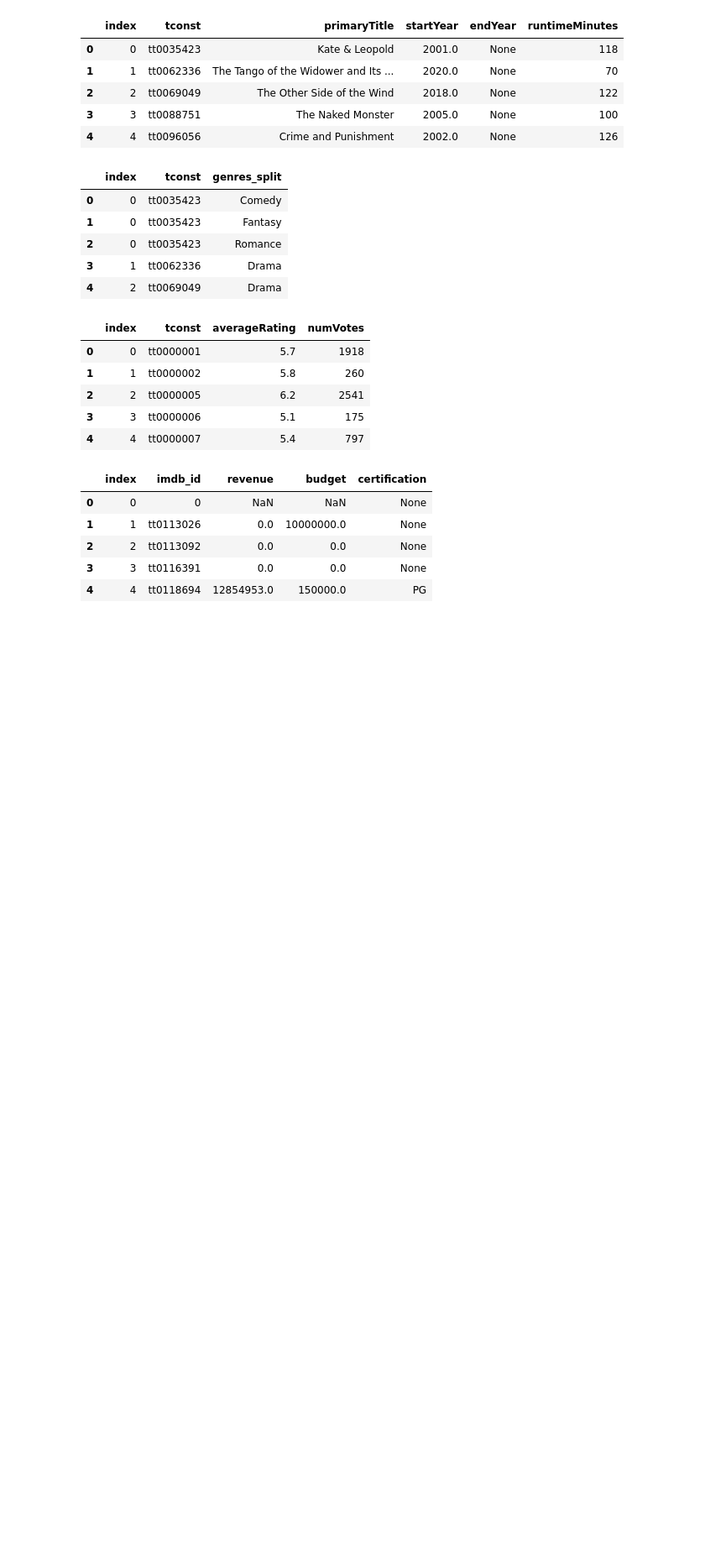
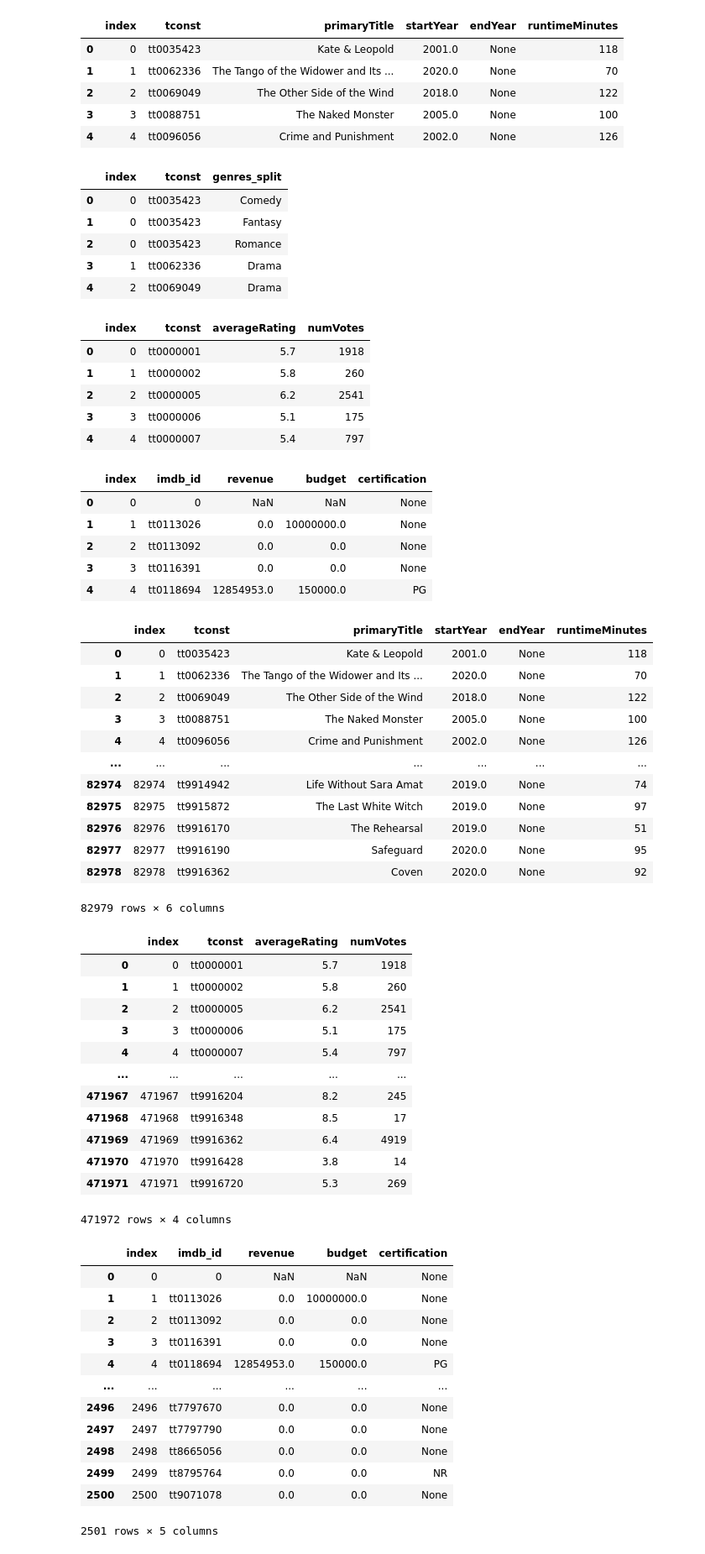
Before and after one commit to SarahJane86/Project-3-IMDB, a Jupyter notebook: Project 3 Part 3.ipynb, the cells around one changed output. Shown at 84% size. Saved outputs shown, nothing was run; the diff lists cells and outputs as text; code cells hidden in the pictures; blank space fills up the shorter version.

```diff
--- a/Project 3 Part 3.ipynb
+++ b/Project 3 Part 3.ipynb
@@ -302,3 +300,48 @@ pd.read_sql(q, engine)
 | 2 | 2 | tt0113092 | 0.0 | 0.0 | None |
 | 3 | 3 | tt0116391 | 0.0 | 0.0 | None |
 | 4 | 4 | tt0118694 | 12854953.0 | 150000.0 | PG |
+# %%
+# Query the tables
+display(pd.read_sql("SELECT * FROM title_basics;", engine),
+        pd.read_sql("SELECT * FROM title_ratings;", engine),
+        pd.read_sql("SELECT * FROM tmdb_data;", engine))
+# %% [output]
+|  | index | tconst | primaryTitle | startYear | endYear | runtimeMinutes |
+| 0 | 0 | tt0035423 | Kate & Leopold | 2001.0 | None | 118 |
+| 1 | 1 | tt0062336 | The Tango of the Widower and Its ... | 2020.0 | None | 70 |
+| 2 | 2 | tt0069049 | The Other Side of the Wind | 2018.0 | None | 122 |
+| 3 | 3 | tt0088751 | The Naked Monster | 2005.0 | None | 100 |
+| 4 | 4 | tt0096056 | Crime and Punishment | 2002.0 | None | 126 |
+| ... | ... | ... | ... | ... | ... | ... |
+| 82974 | 82974 | tt9914942 | Life Without Sara Amat | 2019.0 | None | 74 |
+| 82975 | 82975 | tt9915872 | The Last White Witch | 2019.0 | None | 97 |
+| 82976 | 82976 | tt9916170 | The Rehearsal | 2019.0 | None | 51 |
+| 82977 | 82977 | tt9916190 | Safeguard | 2020.0 | None | 95 |
+| 82978 | 82978 | tt9916362 | Coven | 2020.0 | None | 92 |
+82979 rows × 6 columns
+|  | index | tconst | averageRating | numVotes |
+| 0 | 0 | tt0000001 | 5.7 | 1918 |
+| 1 | 1 | tt0000002 | 5.8 | 260 |
+| 2 | 2 | tt0000005 | 6.2 | 2541 |
+| 3 | 3 | tt0000006 | 5.1 | 175 |
+| 4 | 4 | tt0000007 | 5.4 | 797 |
+| ... | ... | ... | ... | ... |
+| 471967 | 471967 | tt9916204 | 8.2 | 245 |
+| 471968 | 471968 | tt9916348 | 8.5 | 17 |
+| 471969 | 471969 | tt9916362 | 6.4 | 4919 |
+| 471970 | 471970 | tt9916428 | 3.8 | 14 |
+| 471971 | 471971 | tt9916720 | 5.3 | 269 |
+471972 rows × 4 columns
+|  | index | imdb_id | revenue | budget | certification |
+| 0 | 0 | 0 | NaN | NaN | None |
+| 1 | 1 | tt0113026 | 0.0 | 10000000.0 | None |
+| 2 | 2 | tt0113092 | 0.0 | 0.0 | None |
+| 3 | 3 | tt0116391 | 0.0 | 0.0 | None |
+| 4 | 4 | tt0118694 | 12854953.0 | 150000.0 | PG |
+| ... | ... | ... | ... | ... | ... |
+| 2496 | 2496 | tt7797670 | 0.0 | 0.0 | None |
+| 2497 | 2497 | tt7797790 | 0.0 | 0.0 | None |
+| 2498 | 2498 | tt8665056 | 0.0 | 0.0 | None |
+| 2499 | 2499 | tt8795764 | 0.0 | 0.0 | NR |
+| 2500 | 2500 | tt9071078 | 0.0 | 0.0 | None |
+2501 rows × 5 columns
```
Also changed, not shown: parts of 3 cells of this notebook, 13 other files.
